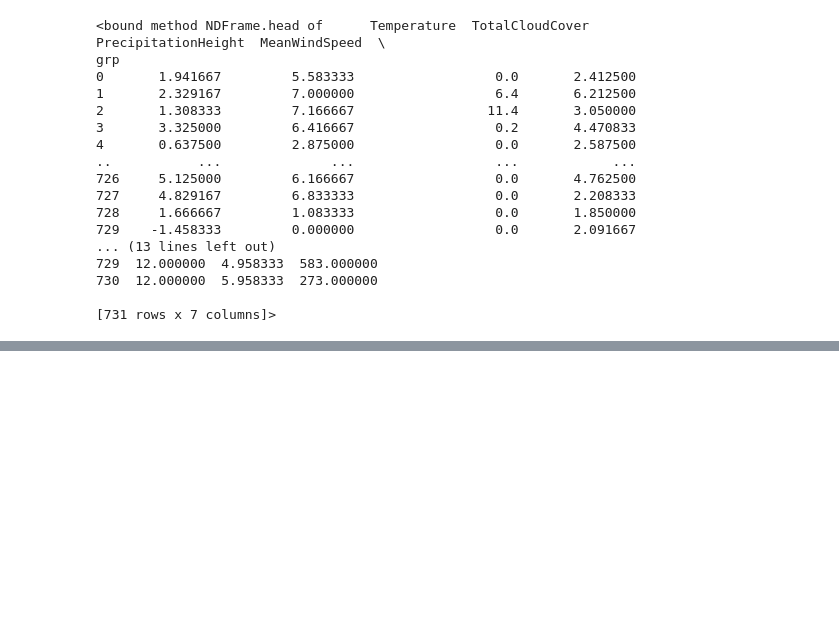
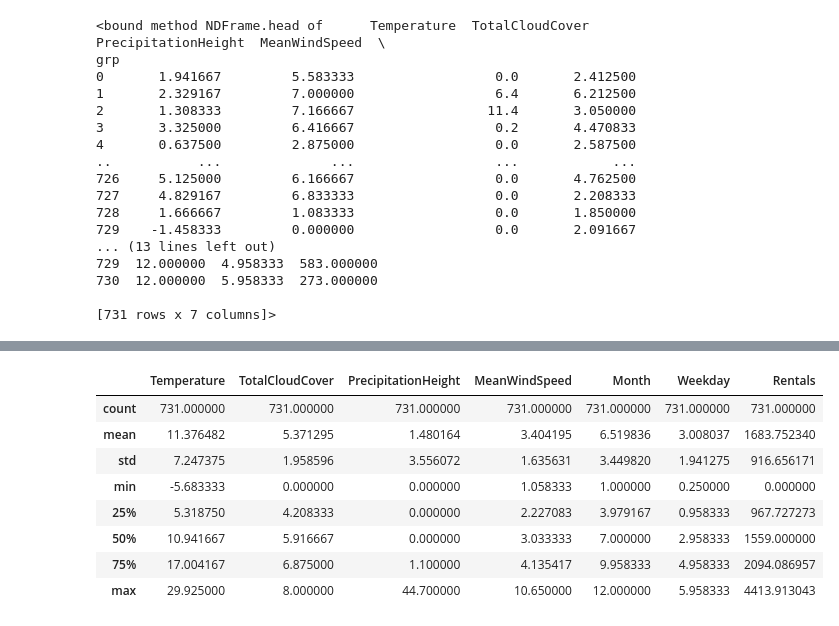
Before and after one commit to AA-Black-Mamba/Workspace, a Jupyter notebook: ErstellungDatenbasis_aktuell.ipynb, the cells around one changed output, grey strips where cells are left out. Cells and saved outputs as stored; diff of their text form; code cells hidden in the pictures; blank space fills up the shorter version.

```diff
--- a/ErstellungDatenbasis_aktuell.ipynb
+++ b/ErstellungDatenbasis_aktuell.ipynb
@@ -883,6 +870,7 @@ Datenbasis24 = Datenbasis24.groupby('grp').mean()
 Datenbasis24['PrecipitationHeight'] = Datenbasis24['PrecipitationHeight'] * 24
 Datenbasis24['Rentals'] = Datenbasis24['Rentals'] * 24
 Datenbasis24.drop(columns=['Hour'], inplace=True)
+Datenbasis24.fillna(0, inplace=True)
 Datenbasis24.to_csv("DataBase_WeatherRentalAmount_24h_UTC.csv")
 Datenbasis24.head
 # %% [output]
@@ -925,0 +894,12 @@ FormattedDate
+# %%
+Datenbasis24.describe()
+# %% [output]
+|  | Temperature | TotalCloudCover | PrecipitationHeight | MeanWindSpeed | Month | Weekday | Rentals |
+| count | 731.000000 | 731.000000 | 731.000000 | 731.000000 | 731.000000 | 731.000000 | 731.000000 |
+| mean | 11.376482 | 5.371295 | 1.480164 | 3.404195 | 6.519836 | 3.008037 | 1683.752340 |
+| std | 7.247375 | 1.958596 | 3.556072 | 1.635631 | 3.449820 | 1.941275 | 916.656171 |
+| min | -5.683333 | 0.000000 | 0.000000 | 1.058333 | 1.000000 | 0.250000 | 0.000000 |
+| 25% | 5.318750 | 4.208333 | 0.000000 | 2.227083 | 3.979167 | 0.958333 | 967.727273 |
+| 50% | 10.941667 | 5.916667 | 0.000000 | 3.033333 | 7.000000 | 2.958333 | 1559.000000 |
+| 75% | 17.004167 | 6.875000 | 1.100000 | 4.135417 | 9.958333 | 4.958333 | 2094.086957 |
+| max | 29.925000 | 8.000000 | 44.700000 | 10.650000 | 12.000000 | 5.958333 | 4413.913043 |
```
Also changed, not shown: parts of 5 cells of this notebook.
